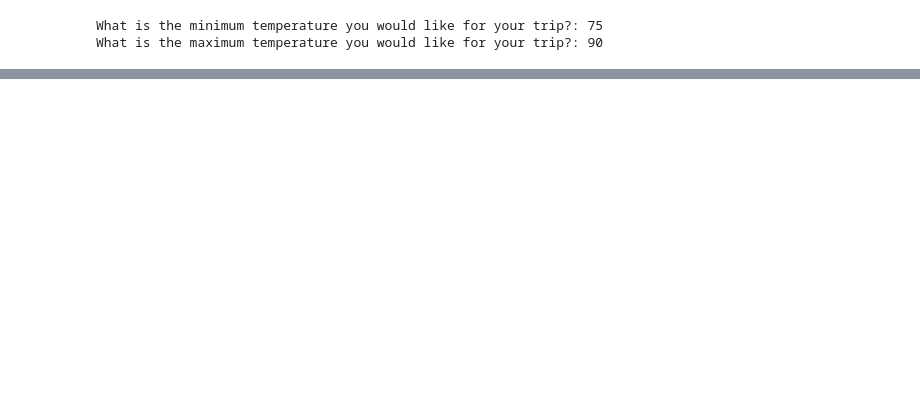
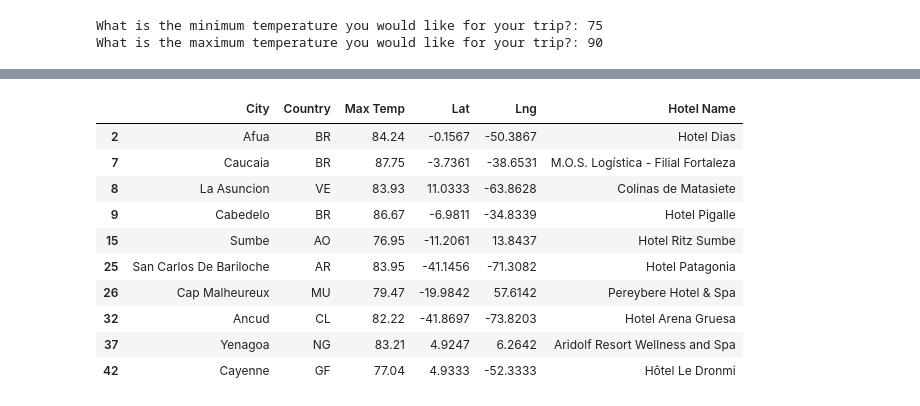
Before and after one commit to tonywang3571/World_Weather_Analysis, a Jupyter notebook: VacationPy.ipynb, the cells around one changed output, grey strips where cells are left out. Cells and saved outputs as stored; diff of their text form; code cells hidden in the pictures; blank space fills up the shorter version.

```diff
--- a/VacationPy.ipynb
+++ b/VacationPy.ipynb
@@ -247,0 +253,8 @@ hotel_df.head(10)
+# %%
+# Counting null
+hotel_df.isnull().sum()
+
+#Drop the rows where there is no Hotel Name.
+clean_hotel_df = hotel_df.replace("", np.nan, regex=True)
+clean_hotel_df = clean_hotel_df.dropna()
+clean_hotel_df.isnull().sum()
@@ -248,2 +269,16 @@ hotel_df.head(10)
+# %%
+clean_hotel_df.head(10)
+# %% [output]
+|  | City | Country | Max Temp | Lat | Lng | Hotel Name |
+| 2 | Afua | BR | 84.24 | -0.1567 | -50.3867 | Hotel Dias |
+| 7 | Caucaia | BR | 87.75 | -3.7361 | -38.6531 | M.O.S. Logística - Filial Fortaleza |
+| 8 | La Asuncion | VE | 83.93 | 11.0333 | -63.8628 | Colinas de Matasiete |
+| 9 | Cabedelo | BR | 86.67 | -6.9811 | -34.8339 | Hotel Pigalle |
+| 15 | Sumbe | AO | 76.95 | -11.2061 | 13.8437 | Hotel Ritz Sumbe |
+| 25 | San Carlos De Bariloche | AR | 83.95 | -41.1456 | -71.3082 | Hotel Patagonia |
+| 26 | Cap Malheureux | MU | 79.47 | -19.9842 | 57.6142 | Pereybere Hotel & Spa |
+| 32 | Ancud | CL | 82.22 | -41.8697 | -73.8203 | Hotel Arena Gruesa |
+| 37 | Yenagoa | NG | 83.21 | 4.9247 | 6.2642 | Aridolf Resort Wellness and Spa |
+| 42 | Cayenne | GF | 77.04 | 4.9333 | -52.3333 | Hôtel Le Dronmi |
 # %%
 # Add a heatmap of temperature for teh vacation spots.
```
Also changed, not shown: parts of 11 cells of this notebook, 15 other files.
